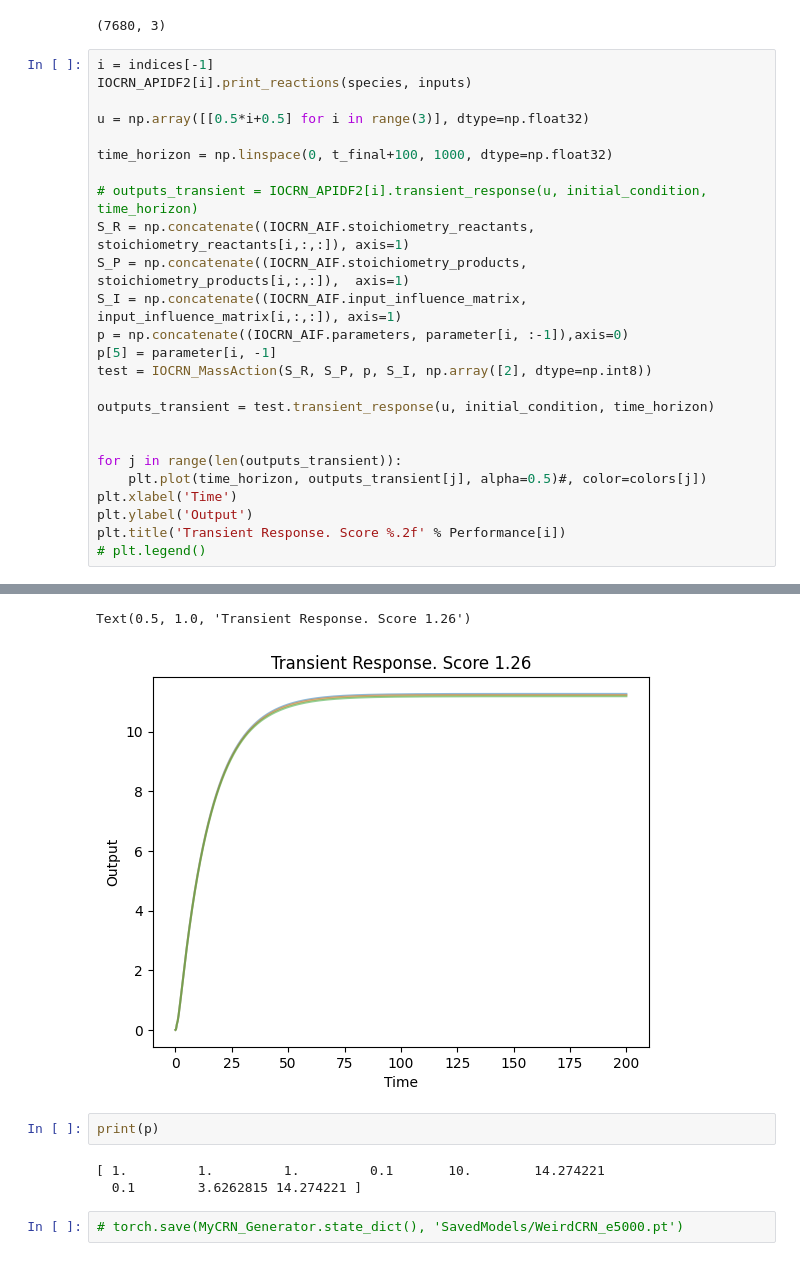
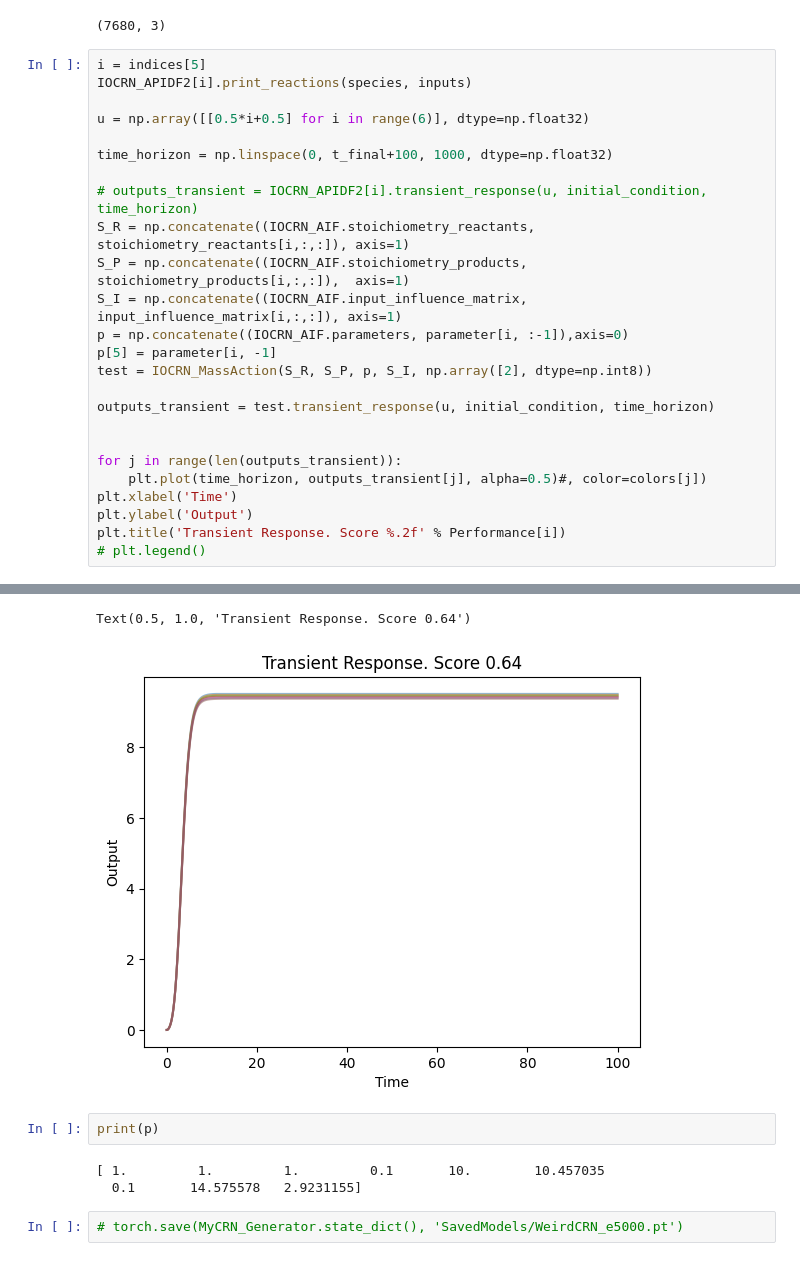
Before and after one commit to Maurice-Filo/GenAI-Net, a Jupyter notebook: CRNGenAI/Testing/AIF_Transient_StructureParameters_disturbance_rejection.ipynb, the cells around one changed output, grey strips where cells are left out. Cells and saved outputs as stored; diff of their text form.

```diff
--- a/CRNGenAI/Testing/AIF_Transient_StructureParameters_disturbance_rejection.ipynb
+++ b/CRNGenAI/Testing/AIF_Transient_StructureParameters_disturbance_rejection.ipynb
@@ -409,10 +392,10 @@ parameter.shape
 # %% [output]
 (7680, 3)
 # %%
-i = indices[-1]
+i = indices[5]
 IOCRN_APIDF2[i].print_reactions(species, inputs)
 
-u = np.array([[0.5*i+0.5] for i in range(3)], dtype=np.float32)
+u = np.array([[0.5*i+0.5] for i in range(6)], dtype=np.float32)
 
 time_horizon = np.linspace(0, t_final+100, 1000, dtype=np.float32)
 
@@ -449,10 +432,10 @@ Reaction 9: X_2 + Z_2 -> 0 ; Rate Constant: 14.274221420288086
-Text(0.5, 1.0, 'Transient Response. Score 1.26')
+Text(0.5, 1.0, 'Transient Response. Score 0.64')
-[figure, old version]
+[figure, new version]
 # %%
 print(p)
 # %% [output]
-[ 1.         1.         1.         0.1       10.        14.274221
-  0.1        3.6262815 14.274221 ]
+[ 1.         1.         1.         0.1       10.        10.457035
+  0.1       14.575578   2.9231155]
 # %%
 # torch.save(MyCRN_Generator.state_dict(), 'SavedModels/WeirdCRN_e5000.pt')
 # %%
```
Also changed, not shown: parts of 7 cells of this notebook, 1 other file.
